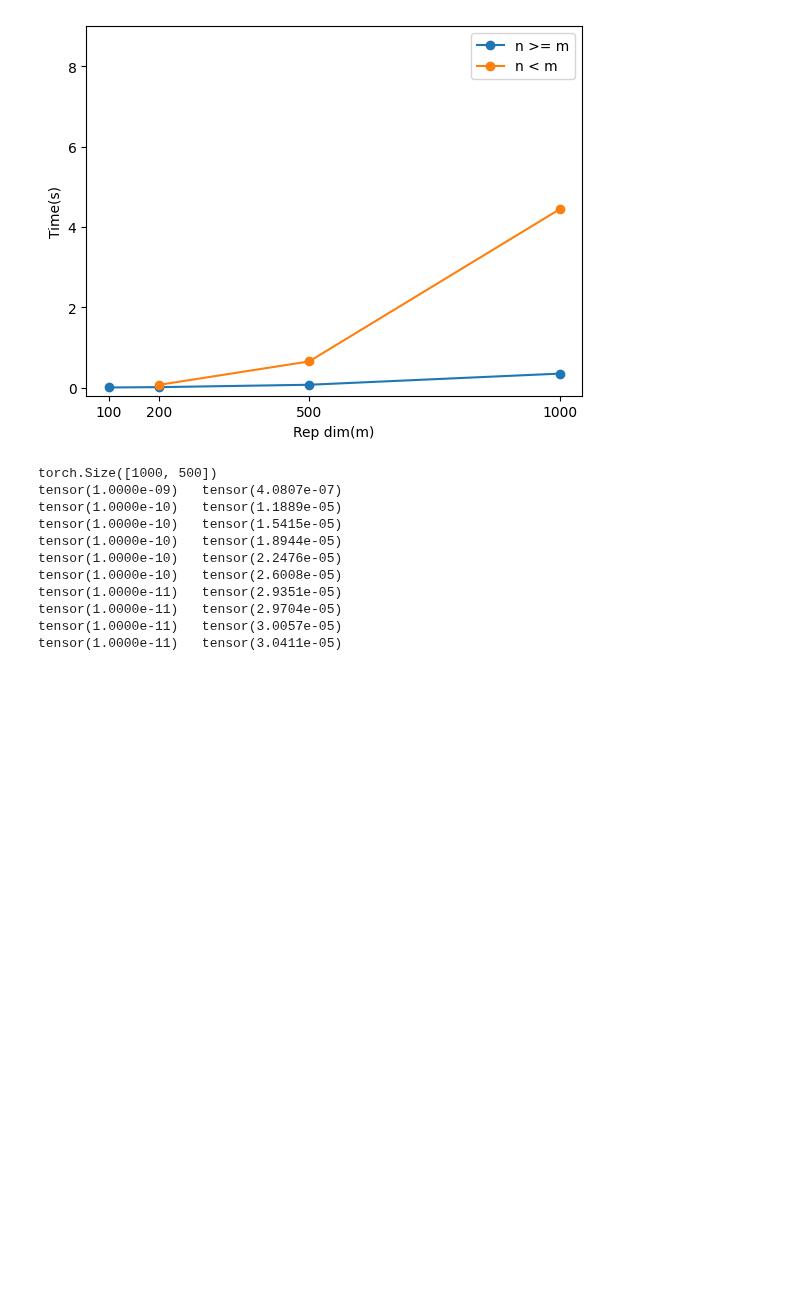
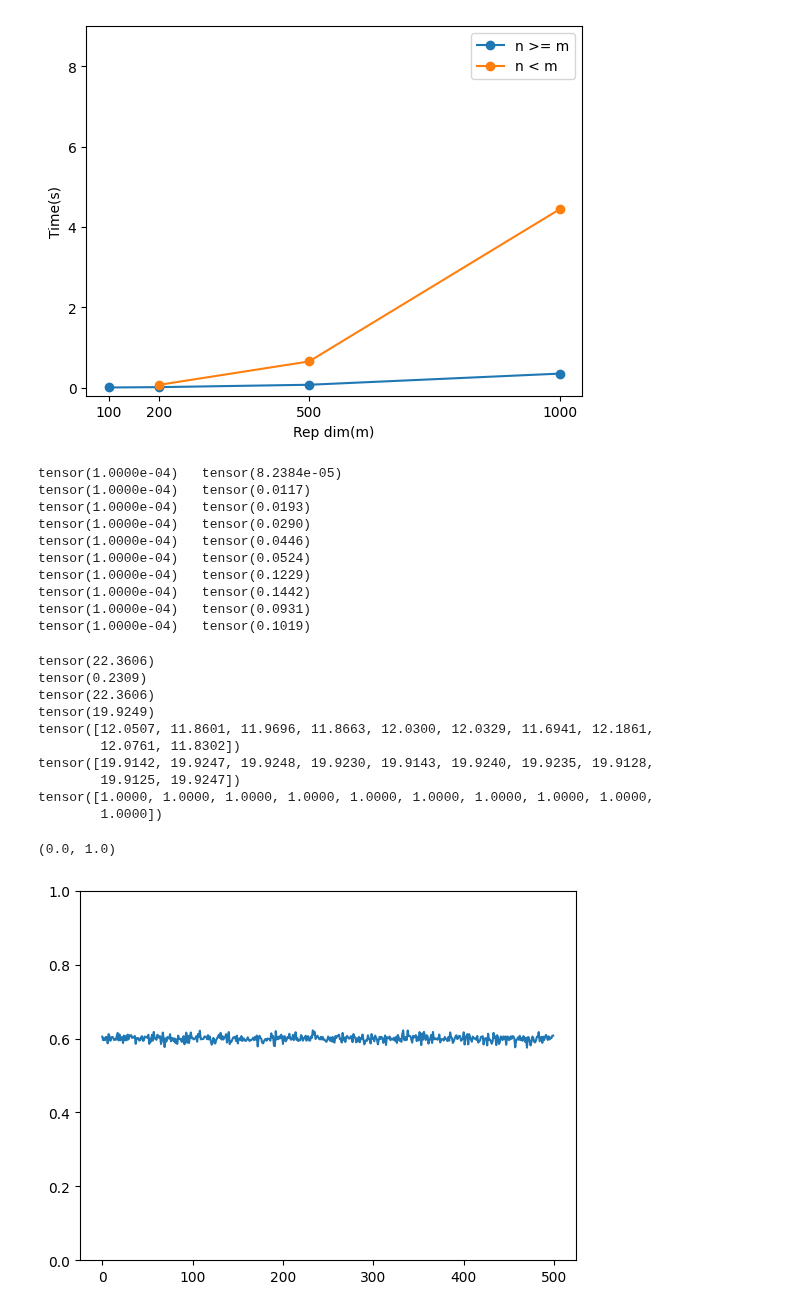
Before and after one commit to wormLove/DCNet, a Jupyter notebook: DCNet_Pytorch.ipynb, the cells around one changed output. Drawn from its saved outputs; the diff is of its cells as text; code cells hidden in the pictures; blank space fills up the shorter version.

```diff
--- a/DCNet_Pytorch.ipynb
+++ b/DCNet_Pytorch.ipynb
@@ -865,32 +865,67 @@ plt.legend()
 # %%
 def get_lr(w):
     n = w.shape[0]
-    order = torch.min(torch.abs(w))/(n**(0.5))
+    order = torch.mean(torch.abs(w))/(n**(0.5))
     return 10**torch.floor(torch.log10(order))
 
 def test_projection(w, n_iter):
-    dw = torch.zeros(w.shape)
+    n, m = w.shape
+    dw = torch.zeros(n, m)
+    w_n = torch.zeros(n, m)
     for i in range(n_iter):
-        lr = get_lr(normalize(w+dw, p=2, dim=0))
-        dw += lr*torch.rand(w.shape)
-        print(lr," ", torch.norm(dw, p='fro')) if not i%100 else None
-    return dw
+        w_n = normalize(w+dw, p=2, dim=0)
+        lr = get_lr(w_n)
+        dw += lr*init_wights(n, m, 0.01)
+        print(lr," ", torch.mean(torch.abs(dw/w_n))) if not i%100 else None
+    return w_n, w_n-w
 
 
-w = randomizer_matrix(1000, 500)
-print(w.shape)
+n, m = 1000, 500
+w = randomizer_matrix(n, m)
 w_n = normalize(w, p=2, dim=0)
-w_ret = test_projection(w_n, 1000)
+w_final, dw = test_projection(w_n, 1000)
 # %% [output]
-torch.Size([1000, 500])
-tensor(1.0000e-09)   tensor(4.0807e-07)
-tensor(1.0000e-10)   tensor(1.1889e-05)
-tensor(1.0000e-10)   tensor(1.5415e-05)
-tensor(1.0000e-10)   tensor(1.8944e-05)
-tensor(1.0000e-10)   tensor(2.2476e-05)
-tensor(1.0000e-10)   tensor(2.6008e-05)
-tensor(1.0000e-11)   tensor(2.9351e-05)
-tensor(1.0000e-11)   tensor(2.9704e-05)
-tensor(1.0000e-11)   tensor(3.0057e-05)
-tensor(1.0000e-11)   tensor(3.0411e-05)
+tensor(1.0000e-04)   tensor(8.2384e-05)
+tensor(1.0000e-04)   tensor(0.0117)
+tensor(1.0000e-04)   tensor(0.0193)
+tensor(1.0000e-04)   tensor(0.0290)
+tensor(1.0000e-04)   tensor(0.0446)
+tensor(1.0000e-04)   tensor(0.0524)
+tensor(1.0000e-04)   tensor(0.1229)
+tensor(1.0000e-04)   tensor(0.1442)
+tensor(1.0000e-04)   tensor(0.0931)
+tensor(1.0000e-04)   tensor(0.1019)
+# %%
+from matplotlib import pyplot as plt
+print(torch.norm(w_final, p='fro'))
+print(torch.norm(dw, p='fro'))
+print(torch.norm(w_n, p='fro'))
+
+y = get_sparse_inputs(n, 0.5)
+print(torch.norm(y, p='fro'))
+proj = torch.mm(y, normalize(dw, p=2, dim=0))
+t = torch.mm(y, normalize(w_final, p=2, dim=0))/torch.norm(y, p='fro')
+s_t = (1 - t**2)**(0.5)
+proj_approx = torch.norm(y, p='fro')*s_t
+
+print(proj[0,:10])
+print(proj_approx[0,:10])
+print(t[0,:10]**2 + s_t[0,:10]**2)
+
+ratio = proj/proj_approx
+plt.plot(ratio[0,:].numpy())
+plt.ylim(0,1)
+# %% [output]
+tensor(22.3606)
+tensor(0.2309)
+tensor(22.3606)
+tensor(19.9249)
+tensor([12.0507, 11.8601, 11.9696, 11.8663, 12.0300, 12.0329, 11.6941, 12.1861,
+        12.0761, 11.8302])
+tensor([19.9142, 19.9247, 19.9248, 19.9230, 19.9143, 19.9240, 19.9235, 19.9128,
+        19.9125, 19.9247])
+tensor([1.0000, 1.0000, 1.0000, 1.0000, 1.0000, 1.0000, 1.0000, 1.0000, 1.0000,
+        1.0000])
+(0.0, 1.0)
+[figure, added]
 # %%
```
Also changed, not shown: parts of 1 cell of this notebook.
